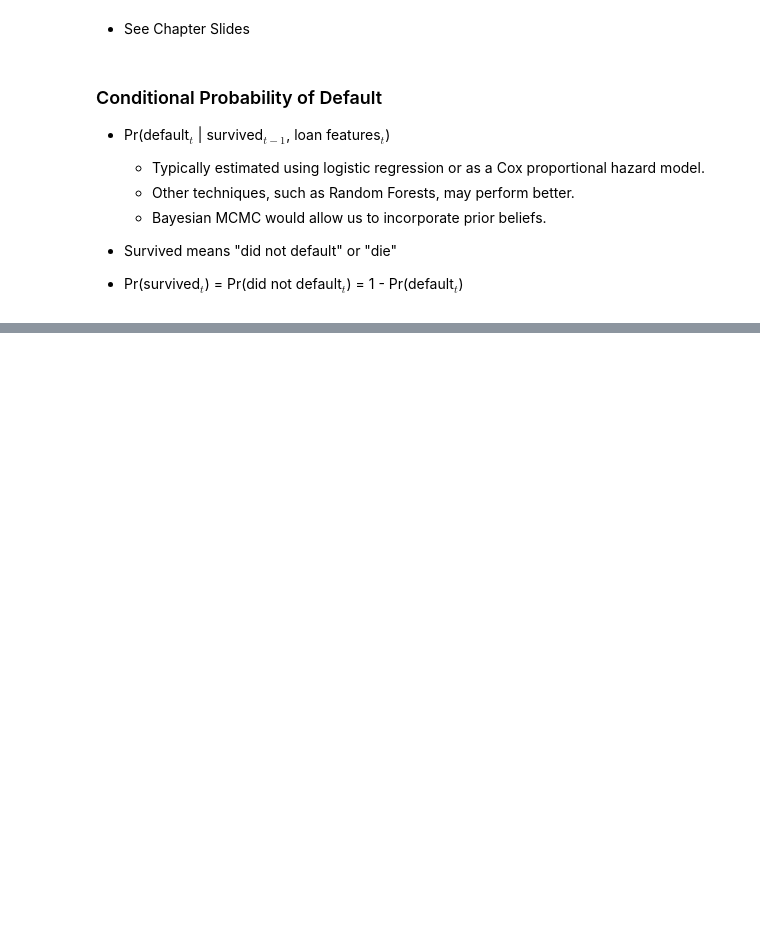
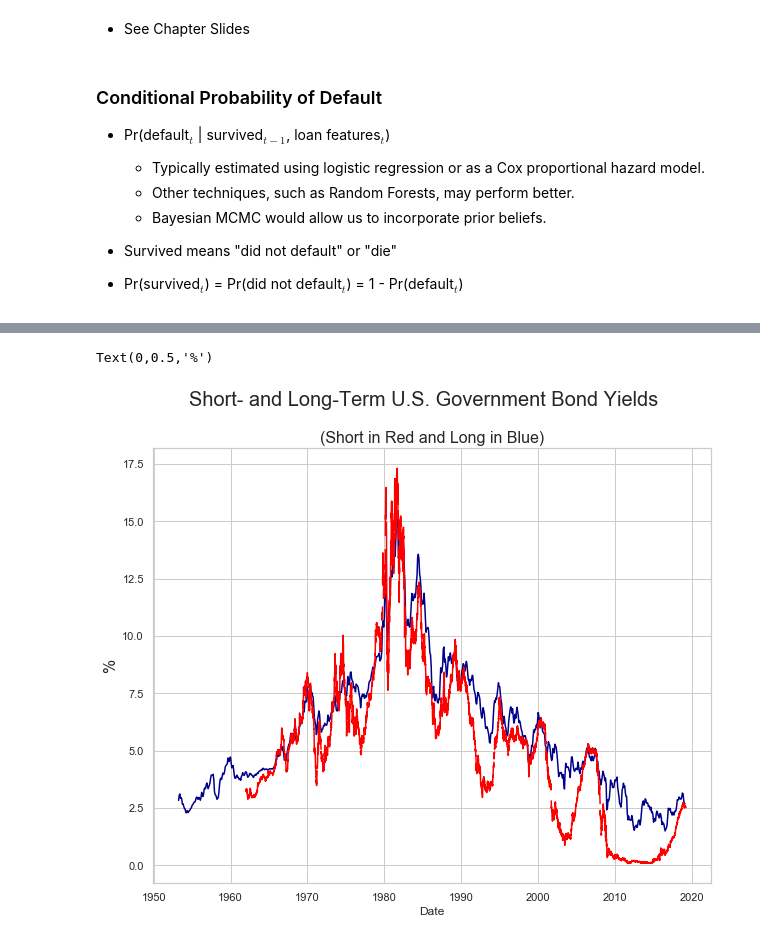
Before and after one commit to thsavage/REAL1-GC.1035, a Jupyter notebook: Notes.ipynb, the cells around one changed output, grey strips where cells are left out. Saved outputs shown, nothing was run; the diff lists cells and outputs as text; code cells hidden in the pictures; blank space fills up the shorter version.

```diff
--- a/Notes.ipynb
+++ b/Notes.ipynb
@@ -544,0 +574,13 @@ Text(0,0.5,'%')
+# %%
+ten_year = fred.get_series("GS10")
+one_year = fred.get_series("DGS1")
+# %%
+ten_year.plot(color='darkblue', figsize=(10, 8))
+one_year.plot(color='red')
+plt.suptitle('Short- and Long-Term U.S. Government Bond Yields', fontsize=20)
+plt.title('(Short in Red and Long in Blue)', fontsize=16)
+plt.xlabel('Date')
+plt.ylabel('%', fontsize=16)
+# %% [output]
+Text(0,0.5,'%')
+[figure, added]
```
Also changed, not shown: parts of 12 cells of this notebook.
